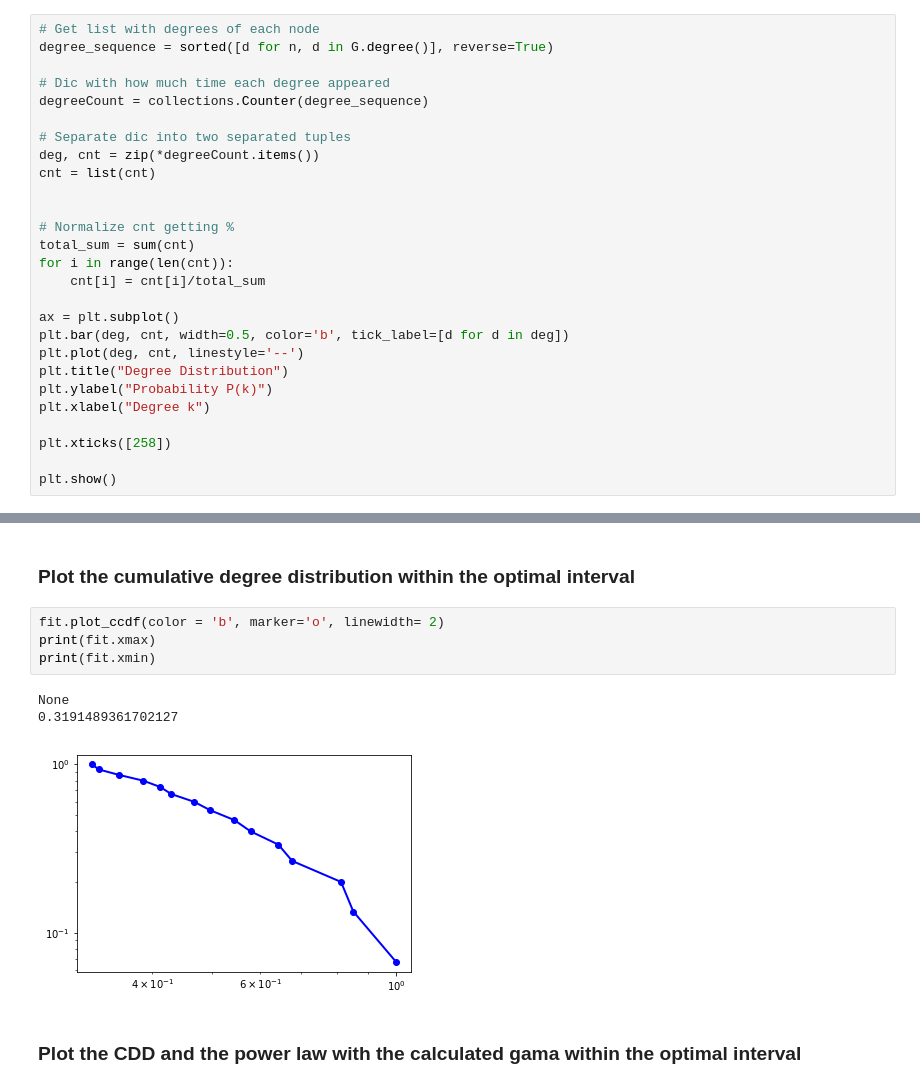
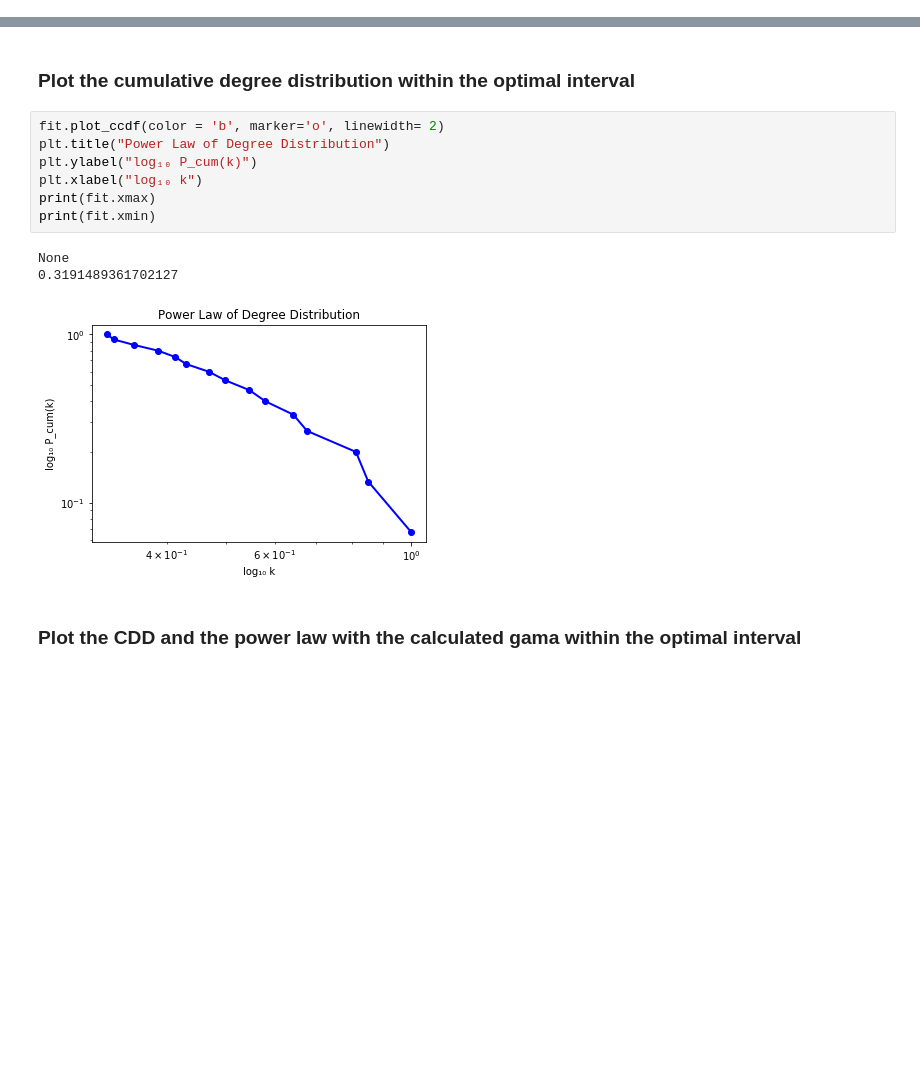
Before and after one commit to DCalhas/RC_Project, a Jupyter notebook: airports_RC.ipynb, the cells around one changed output, grey strips where cells are left out. Cells and saved outputs as stored; diff of their text form; blank space fills up the shorter version.

```diff
--- a/airports_RC.ipynb
+++ b/airports_RC.ipynb
@@ -136,28 +156 @@ plt.show()
 Degree of the nodes and the respective number of nodes that have that degree
-# %%
-# Get list with degrees of each node
-degree_sequence = sorted([d for n, d in G.degree()], reverse=True)
-
-# Dic with how much time each degree appeared
-degreeCount = collections.Counter(degree_sequence)
-
-# Separate dic into two separated tuples
-deg, cnt = zip(*degreeCount.items())
-cnt = list(cnt)
-
-
-# Normalize cnt getting %
-total_sum = sum(cnt)
-for i in range(len(cnt)):
-    cnt[i] = cnt[i]/total_sum
-
-ax = plt.subplot()
-plt.bar(deg, cnt, width=0.5, color='b', tick_label=[d for d in deg])
-plt.plot(deg, cnt, linestyle='--')
-plt.title("Degree Distribution")
-plt.ylabel("Probability P(k)")
-plt.xlabel("Degree k")
-
-plt.xticks([258])
-
-plt.show()
@@ -218,12 +236,15 @@ Calculating best minimal value for power law fit
 ### Plot the cumulative degree distribution within the optimal interval
 # %%
 fit.plot_ccdf(color = 'b', marker='o', linewidth= 2)
+plt.title("Power Law of Degree Distribution")
+plt.ylabel("log₁₀ P_cum(k)")
+plt.xlabel("log₁₀ k")
 print(fit.xmax)
 print(fit.xmin)
 # %% [output]
 None
 0.3191489361702127
-[figure, old version]
+[figure, new version]
 # %% [markdown]
 ### Plot the CDD and the power law with the calculated gama within the optimal interval
 # %%
```
Also changed, not shown: parts of 6 cells of this notebook.
